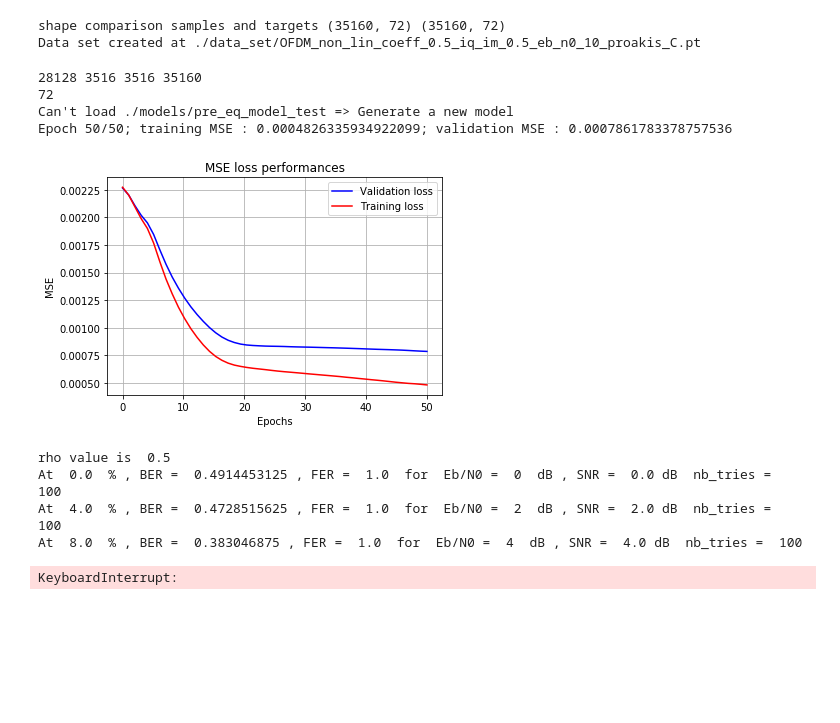
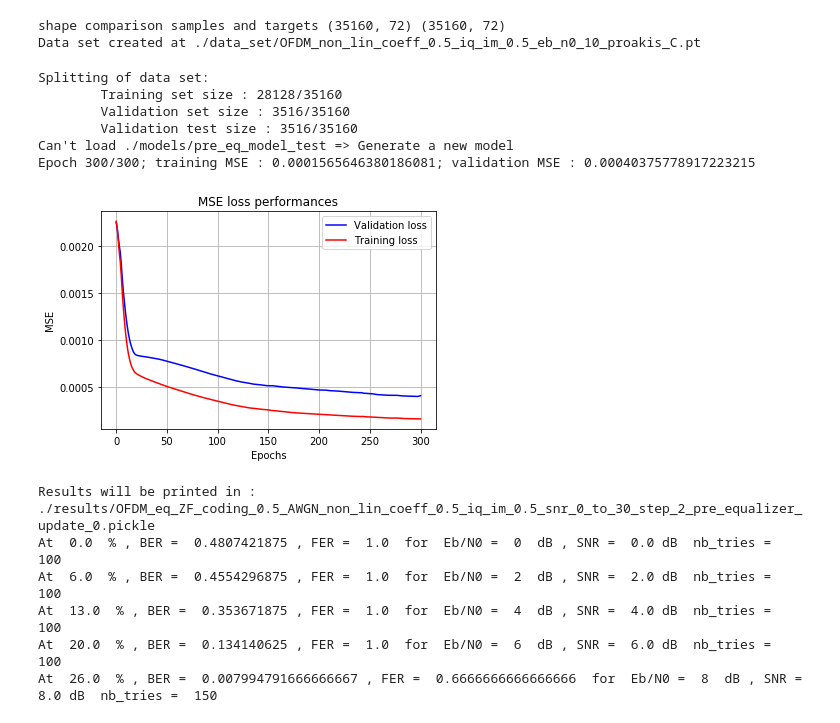
Before and after one commit to EricSoubigou/Deep-Net-Pre-Equalizer, a Jupyter notebook: online_label_recovery.ipynb, the cells around one changed output. Drawn from its saved outputs; the diff is of its cells as text; code cells hidden in the pictures; blank space fills up the shorter version.

Commit message:
Modification for performances printing and dict shape

```diff
--- a/online_label_recovery.ipynb
+++ b/online_label_recovery.ipynb
@@ -181,66 +176,70 @@ training_size = int(0.8 * len(data_set))
 validation_size = int(0.1 * len(data_set))
 test_size = int(0.1 * len(data_set))
 
-print(training_size, validation_size, test_size, len(data_set))
+print(
+    "Splitting of data set: \n\tTraining set size : {}/{} \n\tValidation set size : {}/{} \n\tValidation test size : {}/{}\n".format(
+        str(training_size),
+        str(len(data_set)),
+        str(validation_size),
+        str(len(data_set)),
+        str(test_size),
+        str(len(data_set)),
+    )
+)
 
 # Split data set
 training_set, validation_set, test_set = torch.utils.data.random_split(
     data_set, [training_size, validation_size, test_size]
 )
 
 # Create a data loaders.
 training_dataloader = DataLoader(dataset=training_set, batch_size=2000, shuffle=False)
 validation_dataloader = DataLoader(
     dataset=validation_set, batch_size=2000, shuffle=False
 )
 
 # Creation of the PreEqualizer
 model_path = "./models/pre_eq_model_test"
 
 pre_eq = PreEqualizer(data_set.get_number_of_carriers())
-print(data_set.get_number_of_carriers())
+
 try:
     pre_eq.load_state_dict(torch.load(model_path))
 except:
-    print("Can't load {} => Generate a new model".format(model_path))
+    print("Can't load {} => Generate a new model\n".format(model_path))
 
 # Train the Pre-Equalizer in standalone mode
 PreEqualizer.train(
-    pre_eq, training_dataloader, validation_dataloader, nb_epochs=50, sgd_step=0.001
+    pre_eq, training_dataloader, validation_dataloader, nb_epochs=300, sgd_step=0.001
 )
 
 # Save the model after training
 torch.save(pre_eq.state_dict(), model_path)
 # %% [output]
-28128 3516 3516 35160
-72
+Splitting of data set:
+        Training set size : 28128/35160
+        Validation set size : 3516/35160
+        Validation test size : 3516/35160
 Can't load ./models/pre_eq_model_test => Generate a new model
-Epoch 50/50; training MSE : 0.0004826335934922099; validation MSE : 0.0007861783378757536
+Epoch 300/300; training MSE : 0.0001565646380186081; validation MSE : 0.00040375778917223215
-[figure, old version]
+[figure, new version]
 # %%
 # Launch simulation
 from MonteCarlo import *
 
-# Test the performances of the model online
-# Create a data loader.
-# test_dataloader = DataLoader(dataset=test_set, batch_size=1000, shuffle=False)
-
 # Model loading
 model_path = "./models/pre_eq_model_test"
-
-# Train the Pre-Equalizer in standalone mode
-# PreEqualizer.test(pre_eq, test_dataloader, nb_epochs=100, sgd_step=0.001)
-
 
 simulation_param_dict = {
     "m_c_parameters": {
         "min_error_frame": 100,
-        "targeted_fer": 5e-3,
+        "targeted_fer": 1e-2,
         "step_db": 2,
         "min_eb_n0": 0,
-        "max_eb_n0": 50,
+        "max_eb_n0": 30,
     },
     "channel_parameters": {
+        "channel_type": "AWGN",
         "non_lin_coeff": 0.5,
         "iq_imbalance": 0.5,
         "channel_taps": np.array([1]),
@@ -258,17 +257,18 @@ simulation_param_dict = {
         "g_matrix": np.array([[0o5, 0o7]]),
         "rho": 1 / 2,  #  Coding rate
     },
-    "pre-equalizer": {
+    "pre_equalizer": {
         "model_path": model_path,
-        "feed_back_freq": 10,
+        "feed_back_freq": 0,
     }
 }
 
 # Launch the simulation
-monte_carlo_simulation(simulation_param_dict)
+monte_carlo_simulation(simulation_param_dict, "test")
 # %% [output]
-rho value is  0.5
-At  0.0  % , BER =  0.4914453125 , FER =  1.0  for  Eb/N0 =  0  dB , SNR =  0.0 dB  nb_tries =  100
-At  4.0  % , BER =  0.4728515625 , FER =  1.0  for  Eb/N0 =  2  dB , SNR =  2.0 dB  nb_tries =  100
-At  8.0  % , BER =  0.383046875 , FER =  1.0  for  Eb/N0 =  4  dB , SNR =  4.0 dB  nb_tries =  100
+Results will be printed in :  ./results/OFDM_eq_ZF_coding_0.5_AWGN_non_lin_coeff_0.5_iq_im_0.5_snr_0_to_30_step_2_pre_equalizer_update_0.pickle
+At  0.0  % , BER =  0.4807421875 , FER =  1.0  for  Eb/N0 =  0  dB , SNR =  0.0 dB  nb_tries =  100
+At  6.0  % , BER =  0.4554296875 , FER =  1.0  for  Eb/N0 =  2  dB , SNR =  2.0 dB  nb_tries =  100
+At  13.0  % , BER =  0.353671875 , FER =  1.0  for  Eb/N0 =  4  dB , SNR =  4.0 dB  nb_tries =  100
+At  20.0  % , BER =  0.134140625 , FER =  1.0  for  Eb/N0 =  6  dB , SNR =  6.0 dB  nb_tries =  100
+At  26.0  % , BER =  0.007994791666666667 , FER =  0.6666666666666666  for  Eb/N0 =  8  dB , SNR =  8.0 dB  nb_tries =  150
-KeyboardInterrupt:
```
Also changed, not shown: parts of 7 cells of this notebook, 2 other files.
